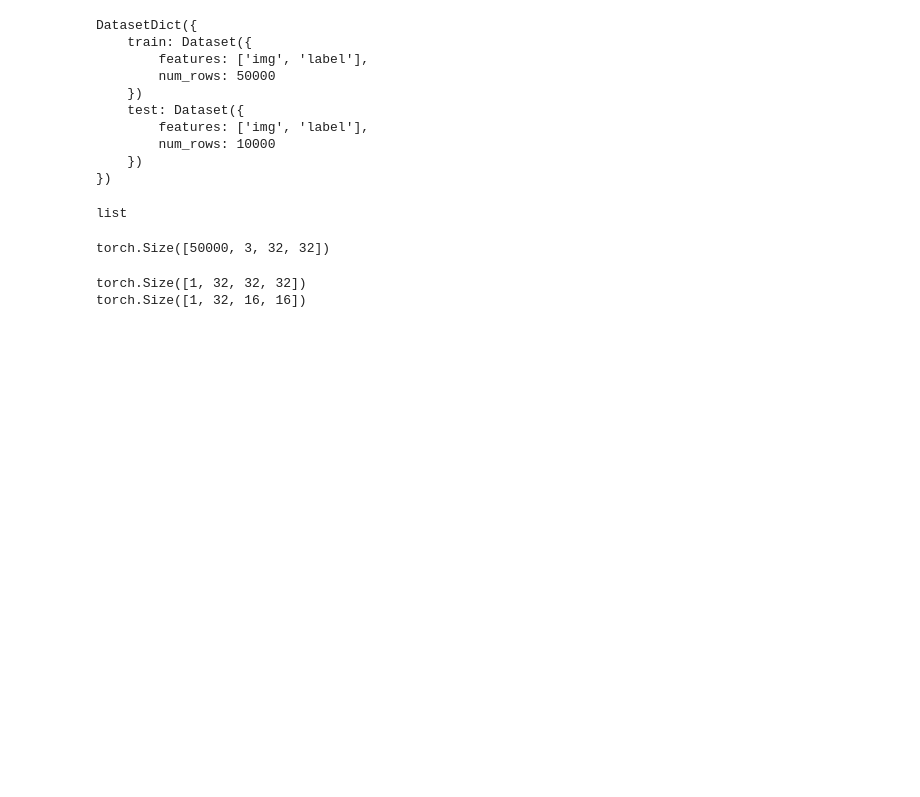
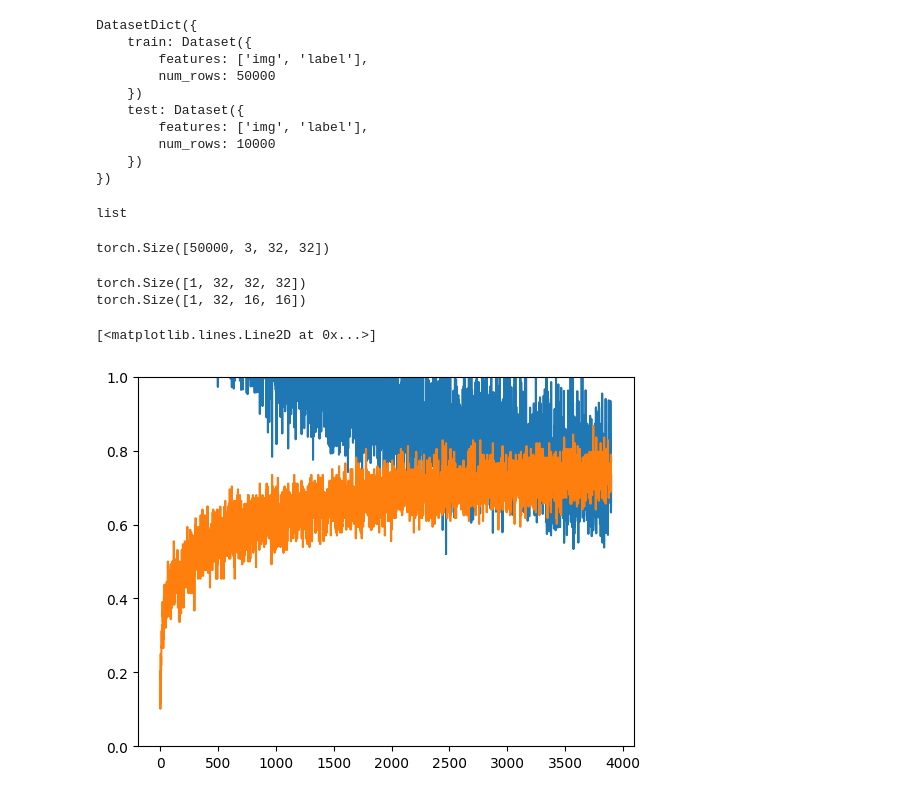
Before and after one commit to Xue10/neural-networks-practice, a Jupyter notebook: CNN.ipynb, the cells around one changed output. Saved outputs shown, nothing was run; the diff lists cells and outputs as text; code cells hidden in the pictures; blank space fills up the shorter version.

Commit message:
training CNN

```diff
--- a/CNN.ipynb
+++ b/CNN.ipynb
@@ -10,3 +12,5 @@ from torch.nn import functional as F
+# %%
+device = torch.device('cuda:0' if torch.cuda.is_available() else 'cpu')
 # %%
 print(ds)
 # %% [output]
@@ -30,10 +34,10 @@ type(Y_test)
 # %% [output]
 list
 # %%
-X_train = torch.from_numpy(np.array(X_train)).transpose(1, 3).float()
-Y_train = torch.tensor(Y_train)
-X_test = torch.from_numpy(np.array(X_test)).transpose(1, 3).float()
-Y_test = torch.tensor(Y_test)
+X_train = torch.from_numpy(np.array(X_train)).transpose(1, 3).float().to(device)
+Y_train = torch.tensor(Y_train).to(device)
+X_test = torch.from_numpy(np.array(X_test)).transpose(1, 3).float().to(device)
+Y_test = torch.tensor(Y_test).to(device)
 # %%
 a = X_train.transpose(1, 3)
 # %%
@@ -82,6 +86,31 @@ class CNN(nn.Module):
         x = self.l2(x)
         x = self.l3(x)
         return x
-model = CNN()
+model = CNN().to(device)
 # %%
-out = model(X_train[:10])
+#out = model(X_train[:10])
+# %%
+B = 128
+epoch = 10
+loss_fn = nn.CrossEntropyLoss()
+optimizer = torch.optim.SGD(model.parameters(), lr=0.1)
+losses, accs = [], []
+for e in range(epoch):
+    for i in range(X_train.shape[0] // B):
+        samp = np.random.randint(0, X_train.shape[0], size=B)
+        X = X_train[samp]
+        Y = Y_train[samp]
+        optimizer.zero_grad()
+        out = model(X)
+        acc = (torch.argmax(out, dim=1) == Y).float().mean().cpu()
+        accs.append(acc)
+        loss = loss_fn(out, Y)
+        loss.backward()
+        optimizer.step()
+        losses.append(loss.item())
+plt.ylim(0, 1)
+plt.plot(losses)
+plt.plot(accs)
+# %% [output]
+[<matplotlib.lines.Line2D at 0x...>]
+[figure, added]
```
Also changed, not shown: parts of 1 cell of this notebook.
